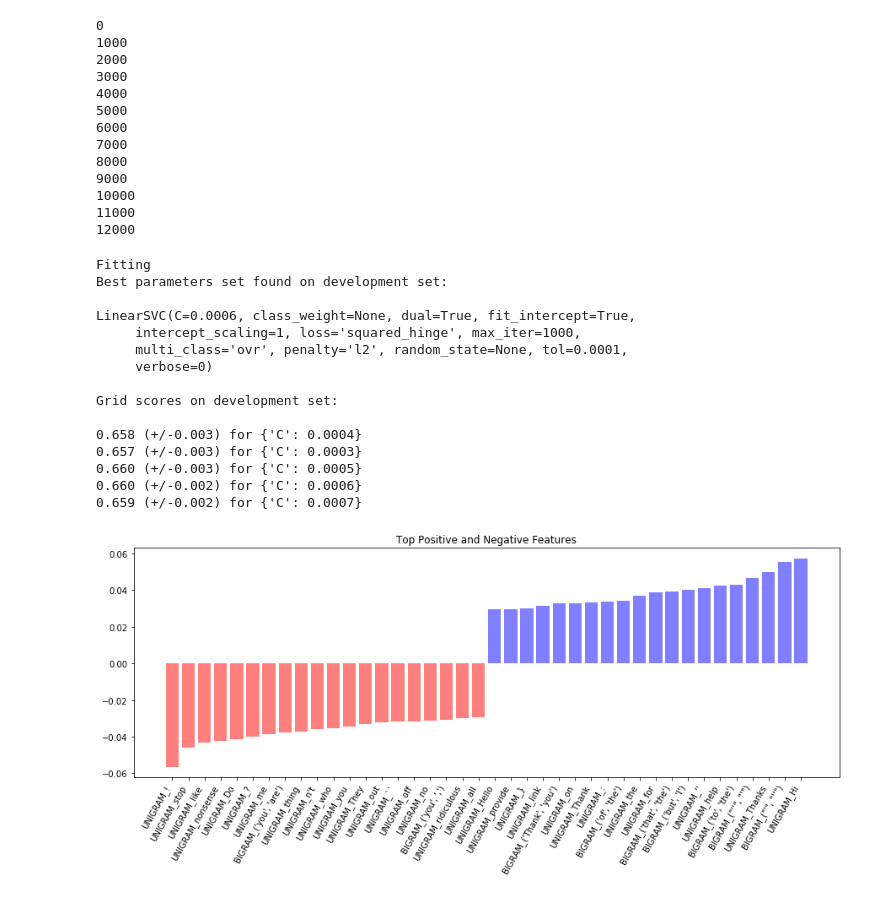
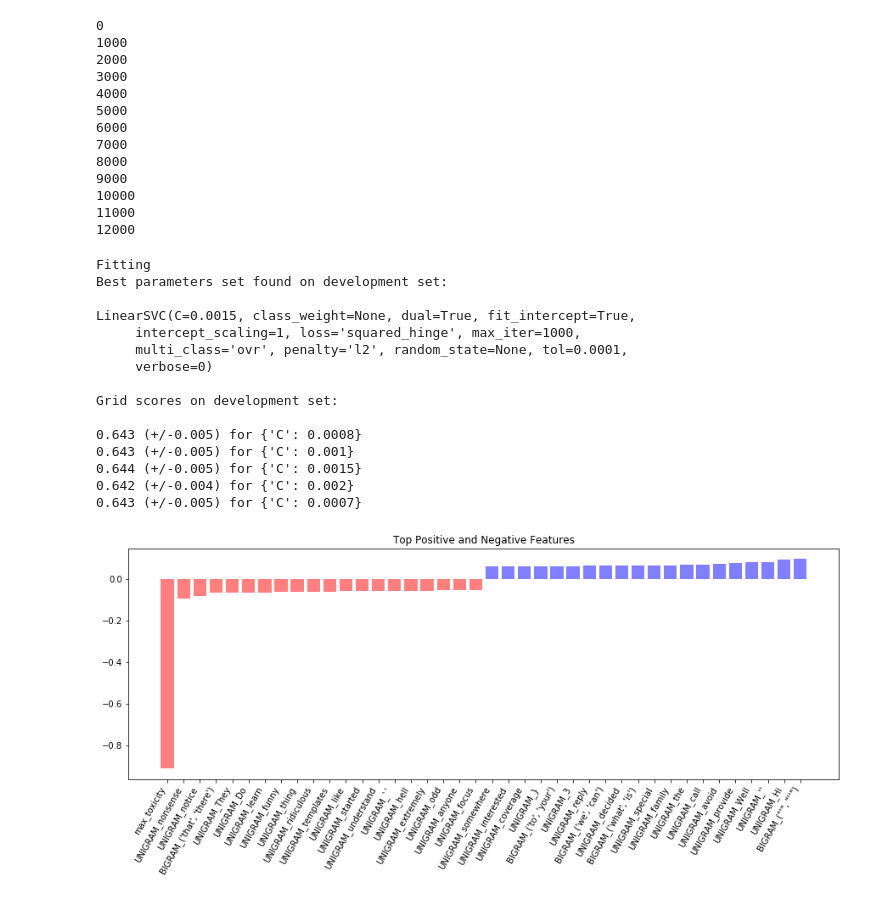
Before and after one commit to conversationai/wikidetox, a Jupyter notebook: conversation_classification/Baseline Testing-attacker_in_conv.ipynb, the cells around one changed output. Saved outputs shown, nothing was run; the diff lists cells and outputs as text; code cells hidden in the pictures.

```diff
--- a/conversation_classification/Baseline Testing-attacker_in_conv.ipynb
+++ b/conversation_classification/Baseline Testing-attacker_in_conv.ipynb
@@ -33,15 +33,17 @@ def _get_term_features(document):
         if action['timestamp_in_sec'] > end_time:
             end_time = action['timestamp_in_sec']
     actions = sorted(actions, key=lambda k: k['timestamp_in_sec'])[::-1]
+    f = {}
+    f['max_toxicity'] = 0
     for action in actions:
         if action['timestamp_in_sec'] == end_time or \
             not(action['comment_type'] == 'COMMENT_ADDING' or\
                 action['comment_type'] == 'SECTION_CREATION' or\
                 action['comment_type'] == 'COMMENT_MODIFICATION'):
             continue
+        f['max_toxicity'] = max(f['max_toxicity'], action['score'])
         unigrams = unigrams | set(action['unigrams'])
         bigrams = bigrams | set([tuple(x) for x in action['bigrams']])
-    f = {}
     f.update(dict(map(lambda x: ("UNIGRAM_" + str(x), 1 if x in unigrams else 0), UNIGRAMS_LIST)))
     f.update(dict(map(lambda x: ("BIGRAM_" + str(x), 1 if tuple(x) in bigrams else 0), BIGRAMS_LIST)))
     return f
@@ -497,7 +499,7 @@ def train_svm(X, y):
 
     print("Fitting")
     tuned_parameters = [#{'kernel': ['rbf'], 'gamma': [1e-3, 1e-4], 'C': [1, 10, 100, 1000]},
-                    {'C': [0.0004, 0.0003, 0.0005, 0.0006, 0.0007]}]
+                    {'C': [0.0008, 0.001, 0.0015, 0.002, 0.0007]}]
 
     clf = GridSearchCV(svm.LinearSVC(), tuned_parameters, cv=5, scoring = 'accuracy')
     clf.fit(X, y)
@@ -590,7 +592,7 @@ for ind, pair in enumerate(documents):
     feature_set.update(_get_last_three_action_features(conversation))
     feature_sets.append((feature_set, clss))
 # %%
-X, y, feature_names = documents2feature_vectors(feature_sets)
+X, y, feature_names = documents2feature_vectors(bow_features)
 # %% [output]
 0
 1000
@@ -611,18 +613,18 @@ train_svm(X, y)
 Fitting
 Best parameters set found on development set:
 
-LinearSVC(C=0.0006, class_weight=None, dual=True, fit_intercept=True,
+LinearSVC(C=0.0015, class_weight=None, dual=True, fit_intercept=True,
      intercept_scaling=1, loss='squared_hinge', max_iter=1000,
      multi_class='ovr', penalty='l2', random_state=None, tol=0.0001,
      verbose=0)
 
 Grid scores on development set:
 
-0.658 (+/-0.003) for {'C': 0.0004}
-0.657 (+/-0.003) for {'C': 0.0003}
-0.660 (+/-0.003) for {'C': 0.0005}
-0.660 (+/-0.002) for {'C': 0.0006}
-0.659 (+/-0.002) for {'C': 0.0007}
+0.643 (+/-0.005) for {'C': 0.0008}
+0.643 (+/-0.005) for {'C': 0.001}
+0.644 (+/-0.005) for {'C': 0.0015}
+0.642 (+/-0.004) for {'C': 0.002}
+0.643 (+/-0.005) for {'C': 0.0007}
 # %%
 def plot_coefficients(classifier, feature_names, top_features=20):
     coef = classifier.coef_.ravel()
@@ -639,10 +641,10 @@ def plot_coefficients(classifier, feature_names, top_features=20):
     plt.title('Top Positive and Negative Features')
     plt.show()
 # %%
-classifier = svm.LinearSVC(C=0.0003)
+classifier = svm.LinearSVC(C=0.0015)
 classifier.fit(X, y)
 plot_coefficients(classifier, feature_names)
-# 0.607 (+/-0.002) for {'C': 0.0003}
+# 0.644 (+/-0.005) for {'C': 0.0015}
 # %% [output]
-[figure, old version]
+[figure, new version]
 # %%
```
Also changed, not shown: parts of 1 cell of this notebook, 3 other files.
